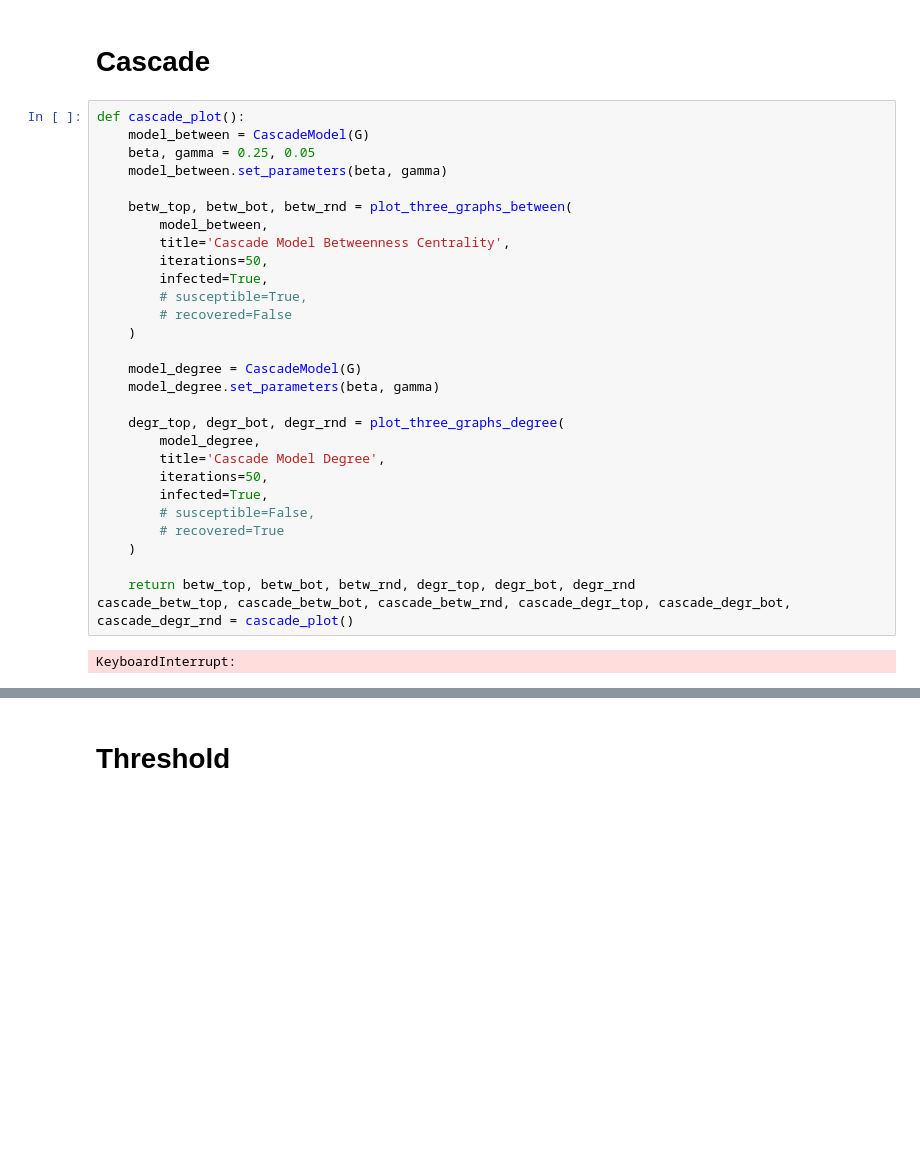
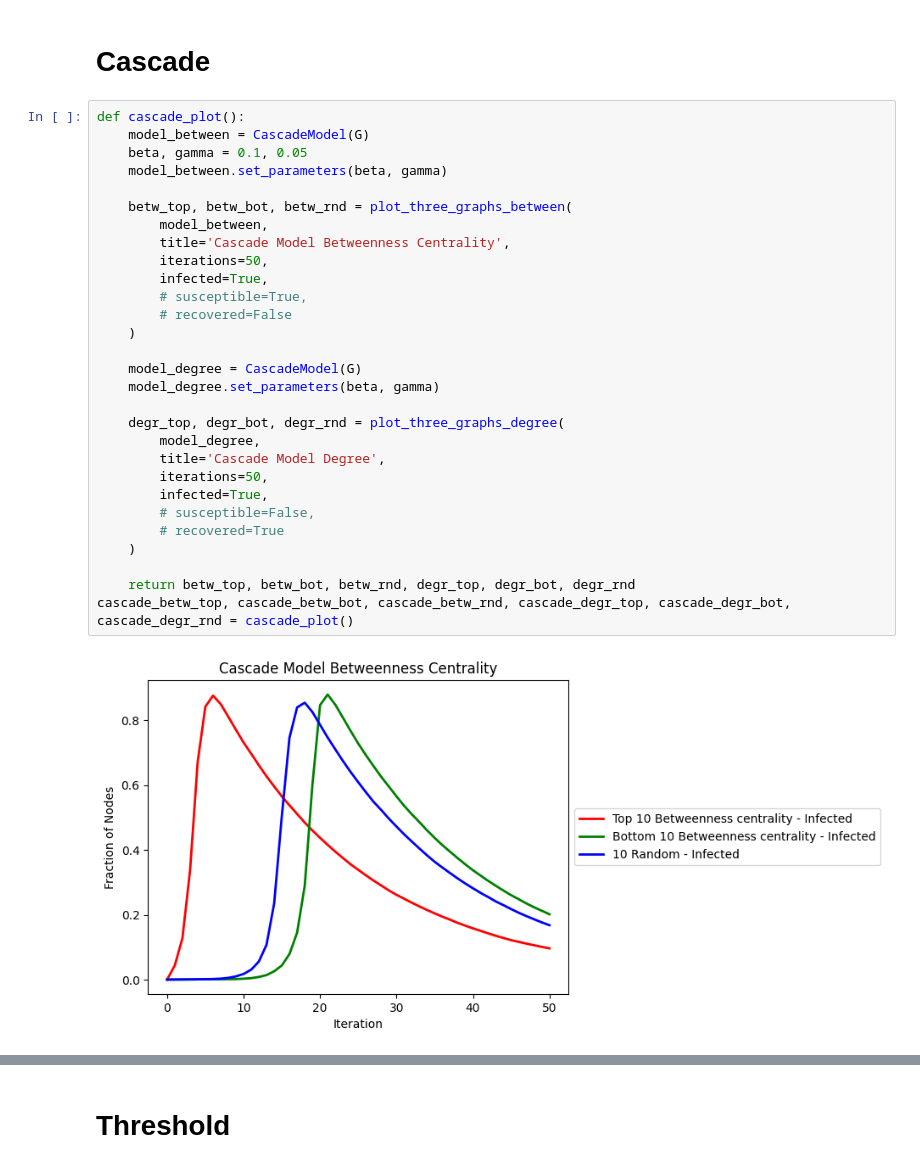
Before and after one commit to NetworkGang/NA-Project, a Jupyter notebook: src/Model_Comparisons.ipynb, the cells around one changed output, grey strips where cells are left out. Saved outputs shown, nothing was run; the diff lists cells and outputs as text; blank space fills up the shorter version.

```diff
--- a/src/Model_Comparisons.ipynb
+++ b/src/Model_Comparisons.ipynb
@@ -257,31 +277,31 @@ def plot_immune_between(model: SIRModelBase, title=None, infected=True, suscepti
 # %%
 def cascade_plot():
     model_between = CascadeModel(G)
-    beta, gamma = 0.25, 0.05
+    beta, gamma = 0.1, 0.05
     model_between.set_parameters(beta, gamma)
 
     betw_top, betw_bot, betw_rnd = plot_three_graphs_between(
         model_between,
         title='Cascade Model Betweenness Centrality',
         iterations=50,
         infected=True,
         # susceptible=True,
         # recovered=False
     )
 
     model_degree = CascadeModel(G)
     model_degree.set_parameters(beta, gamma)
 
     degr_top, degr_bot, degr_rnd = plot_three_graphs_degree(
         model_degree,
         title='Cascade Model Degree',
         iterations=50,
         infected=True,
         # susceptible=False,
         # recovered=True
     )
 
     return betw_top, betw_bot, betw_rnd, degr_top, degr_bot, degr_rnd
 cascade_betw_top, cascade_betw_bot, cascade_betw_rnd, cascade_degr_top, cascade_degr_bot, cascade_degr_rnd = cascade_plot()
 # %% [output]
-KeyboardInterrupt:
+[figure, added]
```
Also changed, not shown: parts of 16 cells of this notebook.
